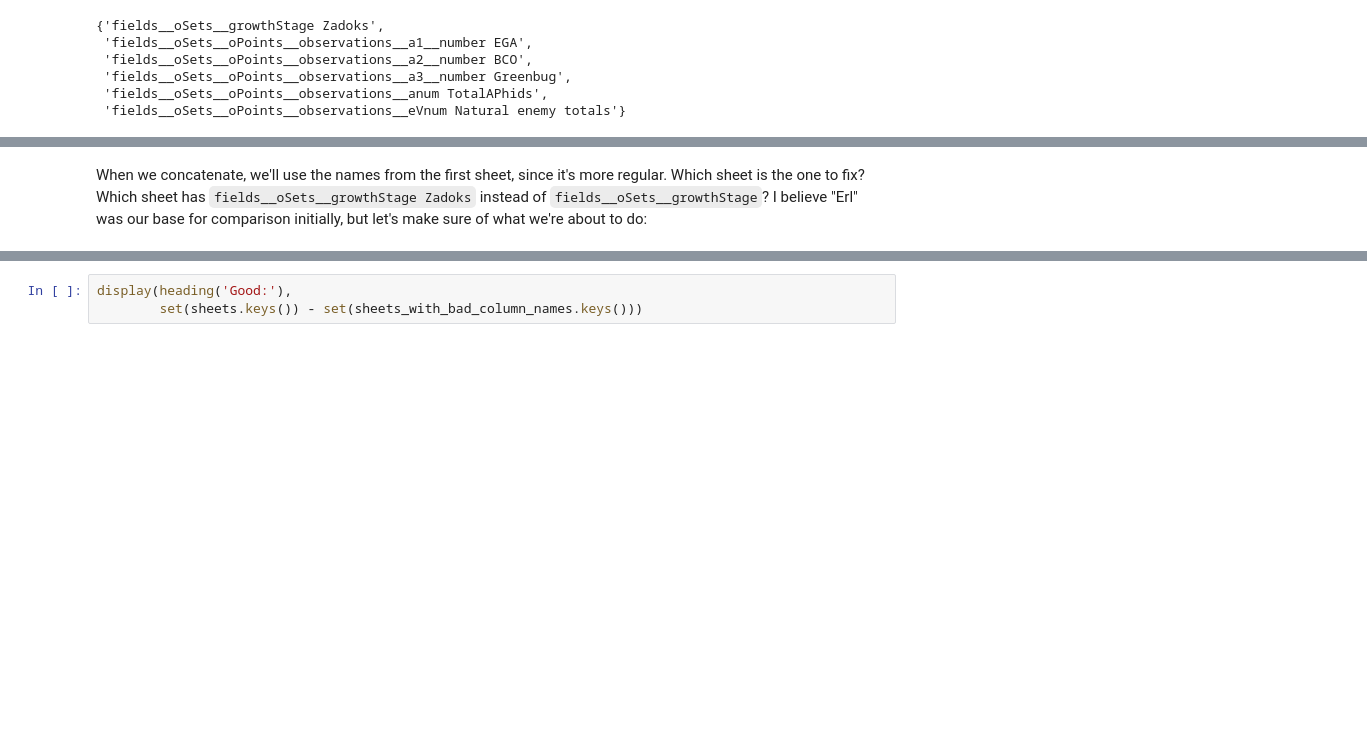
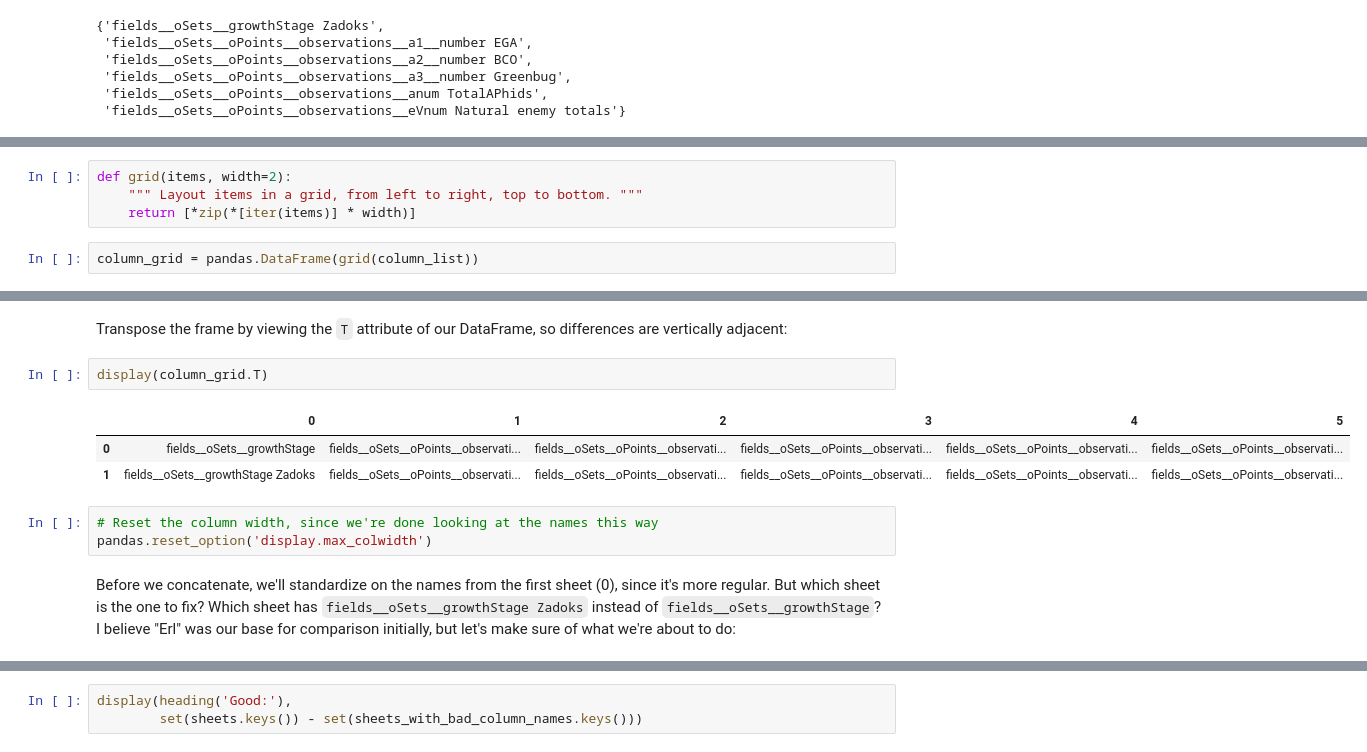
Before and after one commit to devvyn/aafc-field-data, a Jupyter notebook: notebook/chunked parsing — 2017 CAM data from iPads.ipynb, the cells around one changed output, grey strips where cells are left out. Drawn from its saved outputs; the diff is of its cells as text; blank space fills up the shorter version.

```diff
--- a/notebook/chunked parsing — 2017 CAM data from iPads.ipynb
+++ b/notebook/chunked parsing — 2017 CAM data from iPads.ipynb
@@ -255,3 +283,9 @@ Before we display the symmetric difference, let's pop it into a two column layou
+# %%
+def grid(items, width=2):
+    """ Layout items in a grid, from left to right, top to bottom. """
+    return [*zip(*[iter(items)] * width)]
+# %%
+column_grid = pandas.DataFrame(grid(column_list))
 # %%
 # Display entire column, even if cell data is long
 pandas.set_option('display.max_colwidth', 0)  # Zero means no limit
@@ -269,7 +300,18 @@ pandas.reset_option('display.max_colwidth')
 | 3 | fields__oSets__oPoints__observati... | fields__oSets__oPoints__observati... |
 | 4 | fields__oSets__oPoints__observati... | fields__oSets__oPoints__observati... |
 | 5 | fields__oSets__oPoints__observati... | fields__oSets__oPoints__observati... |
+# %% [markdown]
+Transpose the frame by viewing the `T` attribute of our DataFrame, so differences are vertically adjacent:
+# %%
+display(column_grid.T)
+# %% [output]
+|  | 0 | 1 | 2 | 3 | 4 | 5 |
+| 0 | fields__oSets__growthStage | fields__oSets__oPoints__observati... | fields__oSets__oPoints__observati... | fields__oSets__oPoints__observati... | fields__oSets__oPoints__observati... | fields__oSets__oPoints__observati... |
+| 1 | fields__oSets__growthStage Zadoks | fields__oSets__oPoints__observati... | fields__oSets__oPoints__observati... | fields__oSets__oPoints__observati... | fields__oSets__oPoints__observati... | fields__oSets__oPoints__observati... |
+# %%
+# Reset the column width, since we're done looking at the names this way
+pandas.reset_option('display.max_colwidth')
 # %% [markdown]
-When we concatenate, we'll use the names from the first sheet, since it's more regular. Which sheet is the one to fix? Which sheet has `fields__oSets__growthStage Zadoks` instead of `fields__oSets__growthStage`? I believe "Erl" was our base for comparison initially, but let's make sure of what we're about to do:
+Before we concatenate, we'll standardize on the names from the first sheet (0), since it's more regular. But which sheet is the one to fix? Which sheet has `fields__oSets__growthStage Zadoks` instead of `fields__oSets__growthStage`? I believe "Erl" was our base for comparison initially, but let's make sure of what we're about to do:
 # %%
 # make a filtered dictionary, for later reference
```
Also changed, not shown: parts of 76 cells of this notebook.
